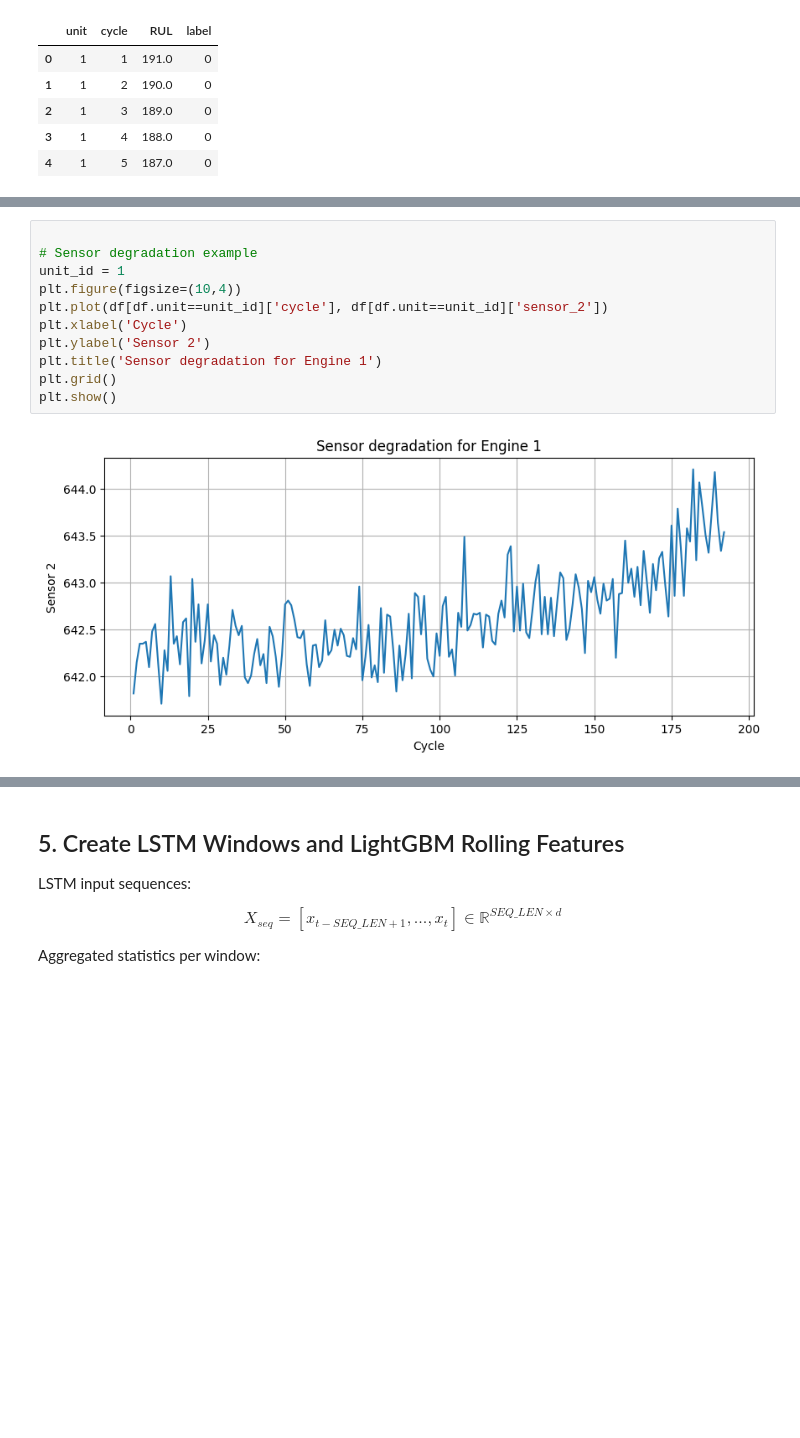
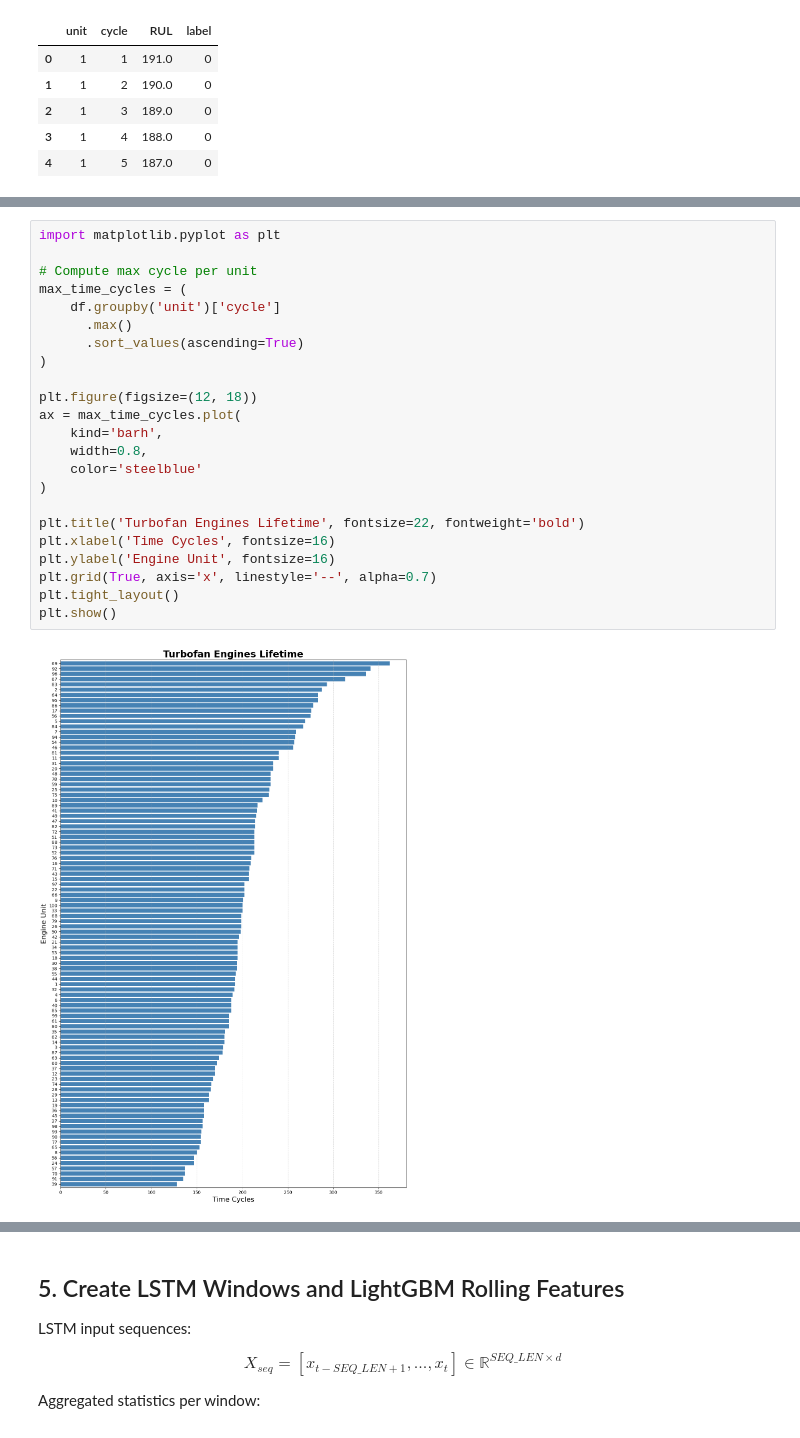
Before and after one commit to KarthikPrakhya/OptiML-Data-Analysis-AB-Notebooks, a Jupyter notebook: OptiML Data Analysis Jupyter Notebooks/ensemble_failure_prediction_notebook.ipynb, the cells around one changed output, grey strips where cells are left out. Cells and saved outputs as stored; diff of their text form; blank space fills up the shorter version.

```diff
--- a/OptiML Data Analysis Jupyter Notebooks/ensemble_failure_prediction_notebook.ipynb
+++ b/OptiML Data Analysis Jupyter Notebooks/ensemble_failure_prediction_notebook.ipynb
@@ -124,13 +142,25 @@ df[['unit','cycle','RUL','label']].head()
 # %%
+import matplotlib.pyplot as plt
 
-# Sensor degradation example
-unit_id = 1
-plt.figure(figsize=(10,4))
-plt.plot(df[df.unit==unit_id]['cycle'], df[df.unit==unit_id]['sensor_2'])
-plt.xlabel('Cycle')
-plt.ylabel('Sensor 2')
-plt.title('Sensor degradation for Engine 1')
-plt.grid()
+# Compute max cycle per unit
+max_time_cycles = (
+    df.groupby('unit')['cycle']
+      .max()
+      .sort_values(ascending=True)
+)
+
+plt.figure(figsize=(12, 18))
+ax = max_time_cycles.plot(
+    kind='barh',
+    width=0.8,
+    color='steelblue'
+)
+
+plt.title('Turbofan Engines Lifetime', fontsize=22, fontweight='bold')
+plt.xlabel('Time Cycles', fontsize=16)
+plt.ylabel('Engine Unit', fontsize=16)
+plt.grid(True, axis='x', linestyle='--', alpha=0.7)
+plt.tight_layout()
 plt.show()
 # %% [output]
-[figure, old version]
+[figure, new version]
```
Also changed, not shown: parts of 26 cells of this notebook.
